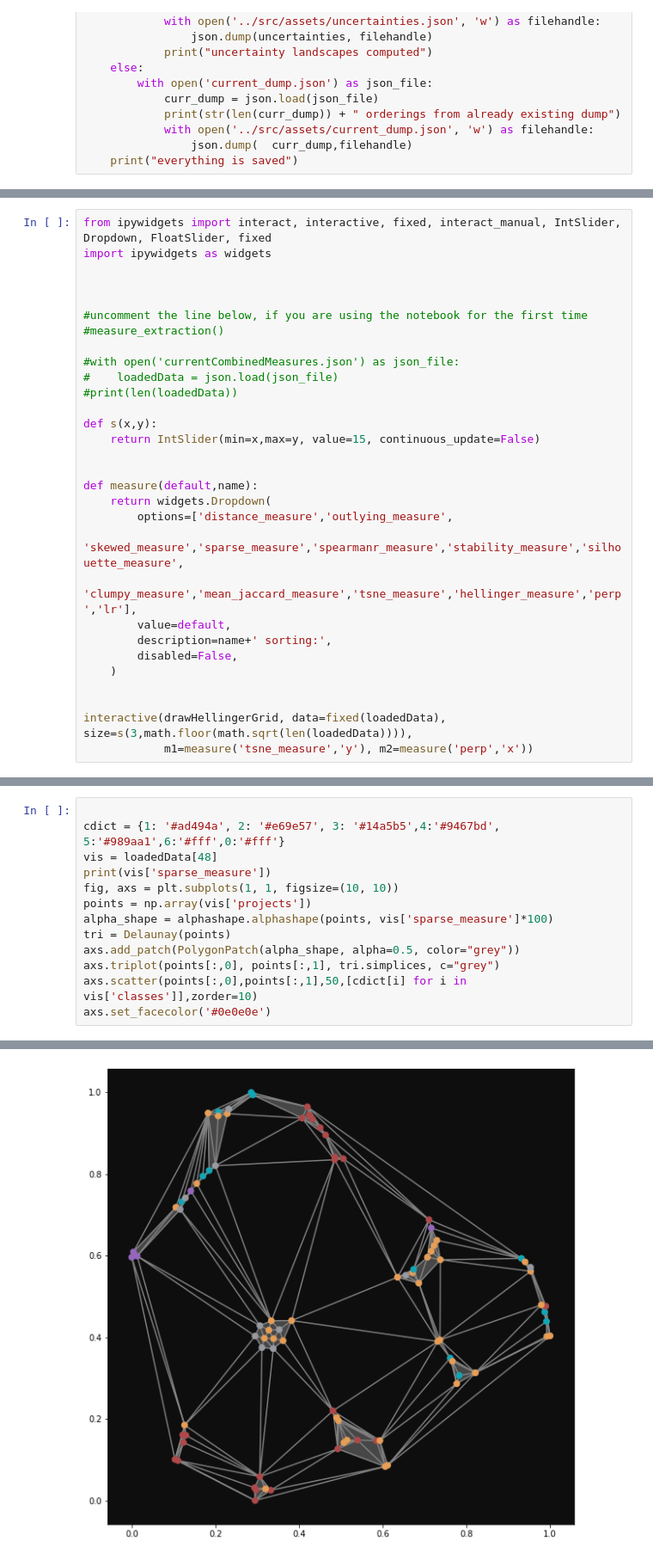
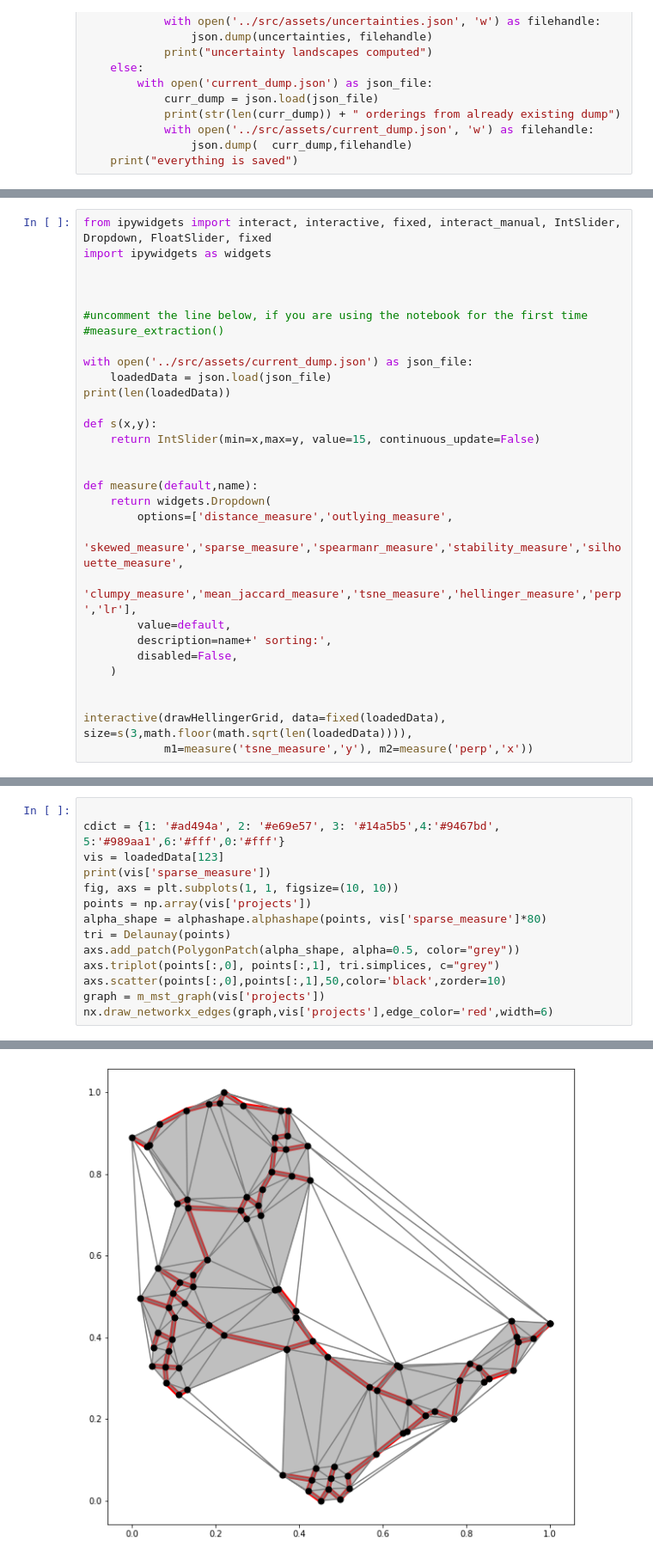
Before and after one commit to lillijo/result-based-dr, a Jupyter notebook: computations/BSC_LilliJoppien.ipynb, the cells around one changed output, grey strips where cells are left out. Shown: that part at 86% size. Cells and saved outputs as stored; diff of their text form.

```diff
--- a/computations/BSC_LilliJoppien.ipynb
+++ b/computations/BSC_LilliJoppien.ipynb
@@ -319,9 +337,9 @@ import ipywidgets as widgets
 #uncomment the line below, if you are using the notebook for the first time
 #measure_extraction()
 
-#with open('currentCombinedMeasures.json') as json_file:
-#    loadedData = json.load(json_file)
-#print(len(loadedData))
+with open('../src/assets/current_dump.json') as json_file:
+    loadedData = json.load(json_file)
+print(len(loadedData))
 
 def s(x,y):
     return IntSlider(min=x,max=y, value=15, continuous_update=False)
@@ -345,14 +364,15 @@ interactive(children=(IntSlider(value=15, continuous_update=False, description='
 # %%
 
 cdict = {1: '#ad494a', 2: '#e69e57', 3: '#14a5b5',4:'#9467bd', 5:'#989aa1',6:'#fff',0:'#fff'}
-vis = loadedData[48]
+vis = loadedData[123]
 print(vis['sparse_measure'])
 fig, axs = plt.subplots(1, 1, figsize=(10, 10))
 points = np.array(vis['projects'])
-alpha_shape = alphashape.alphashape(points, vis['sparse_measure']*100)
+alpha_shape = alphashape.alphashape(points, vis['sparse_measure']*80)
 tri = Delaunay(points)
 axs.add_patch(PolygonPatch(alpha_shape, alpha=0.5, color="grey"))
 axs.triplot(points[:,0], points[:,1], tri.simplices, c="grey")
-axs.scatter(points[:,0],points[:,1],50,[cdict[i] for i in vis['classes']],zorder=10)
-axs.set_facecolor('#0e0e0e')
+axs.scatter(points[:,0],points[:,1],50,color='black',zorder=10)
+graph = m_mst_graph(vis['projects'])
+nx.draw_networkx_edges(graph,vis['projects'],edge_color='red',width=6)
 # %% [output]
@@ -360,4 +381,4 @@ axs.set_facecolor('#0e0e0e')
-[figure, old version]
+[figure, new version]
 # %%
 import csv
 
```
Also changed, not shown: parts of 7 cells of this notebook, 11 other files.
